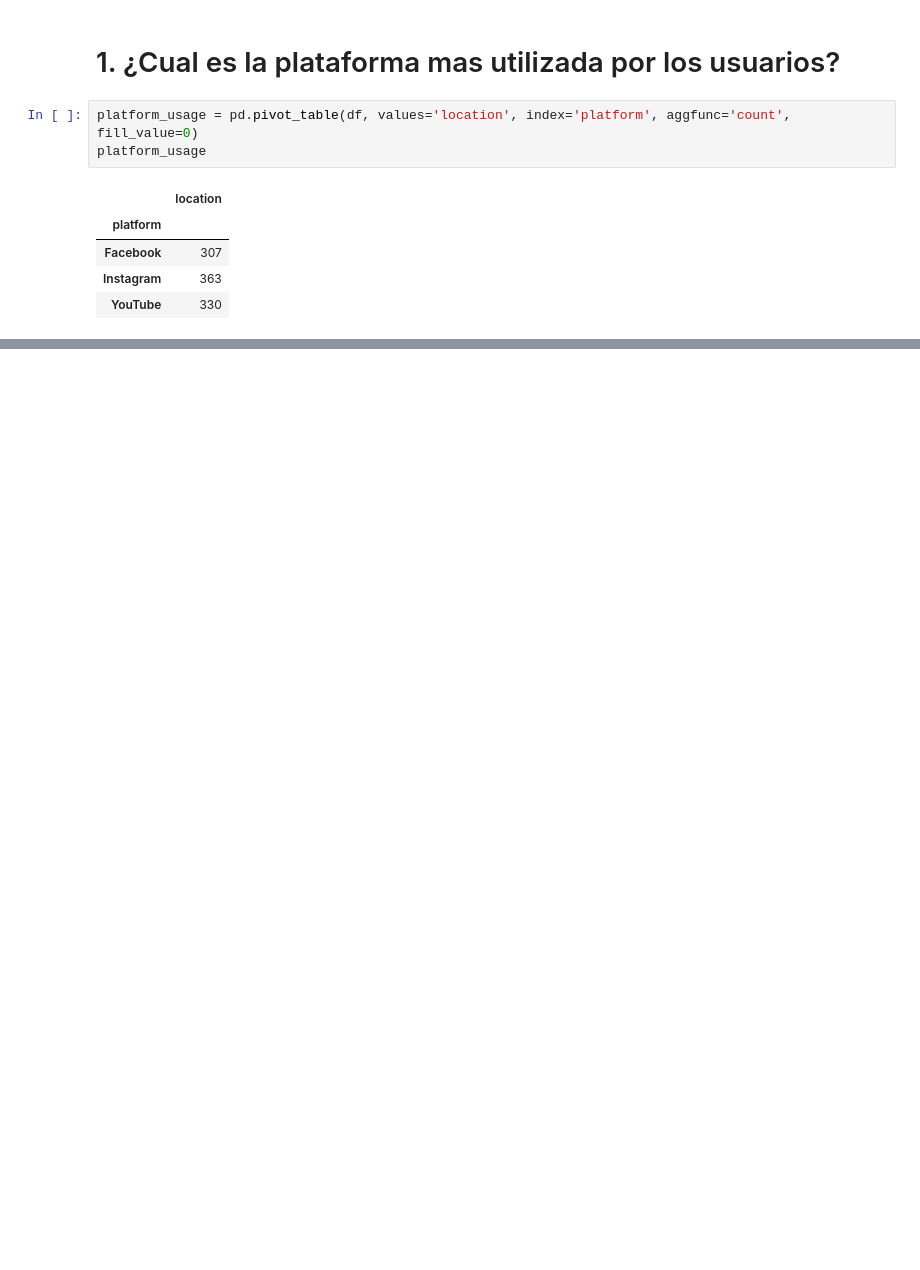
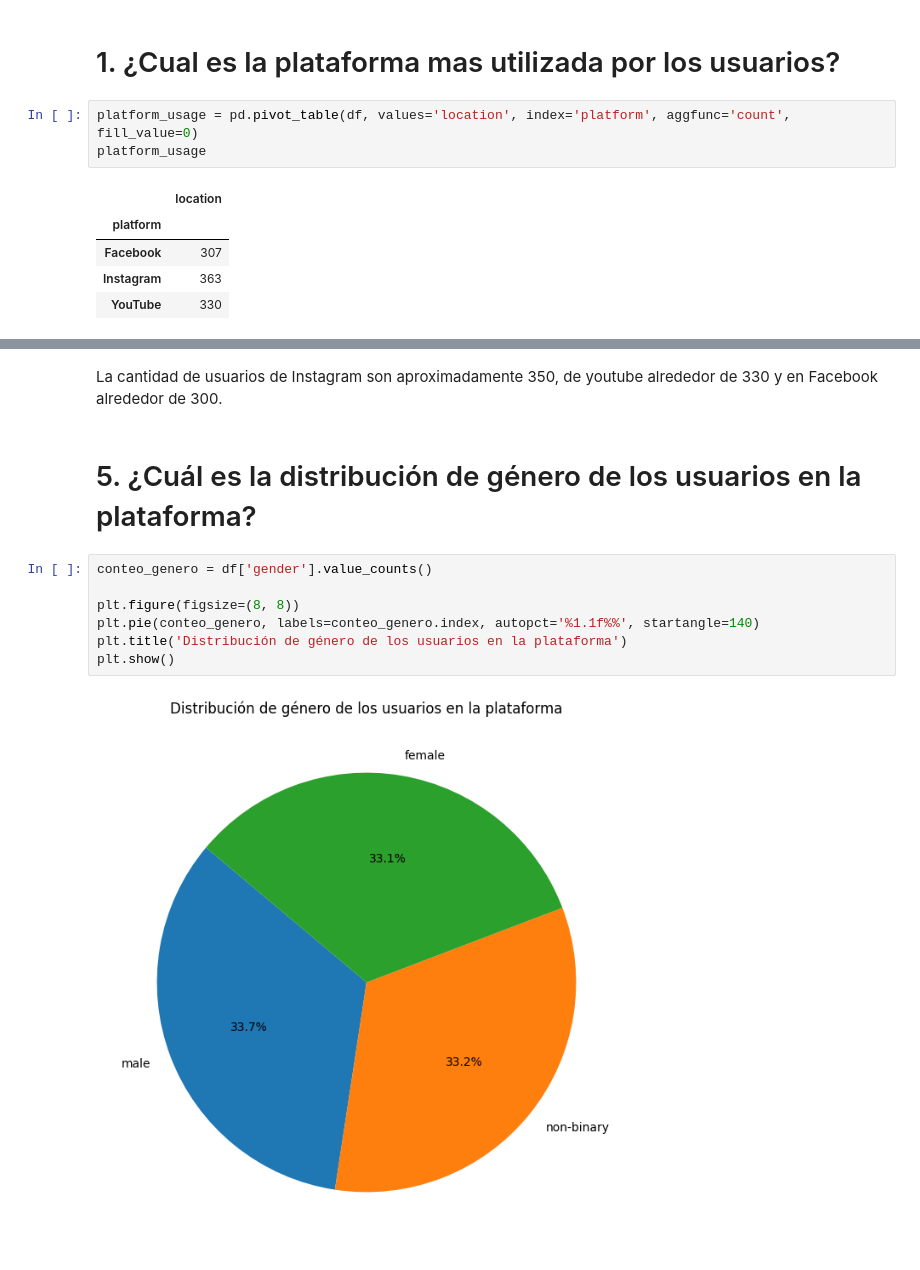
Before and after one commit to jairosantoy/jairo, a Jupyter notebook: A00832650.ipynb, the cells around one changed output, grey strips where cells are left out. Drawn from its saved outputs; the diff is of its cells as text; blank space fills up the shorter version.

```diff
--- a/A00832650.ipynb
+++ b/A00832650.ipynb
@@ -136,0 +118,13 @@ home_owners_count
+# %% [markdown]
+La cantidad de usuarios de Instagram son aproximadamente 350, de youtube alrededor de 330 y en Facebook alrededor de 300.
+# %% [markdown]
+# 5. ¿Cuál es la distribución de género de los usuarios en la plataforma?
+# %%
+conteo_genero = df['gender'].value_counts()
+
+plt.figure(figsize=(8, 8))
+plt.pie(conteo_genero, labels=conteo_genero.index, autopct='%1.1f%%', startangle=140)
+plt.title('Distribución de género de los usuarios en la plataforma')
+plt.show()
+# %% [output]
+[figure, added]
```
Also changed, not shown: parts of 44 cells of this notebook.
